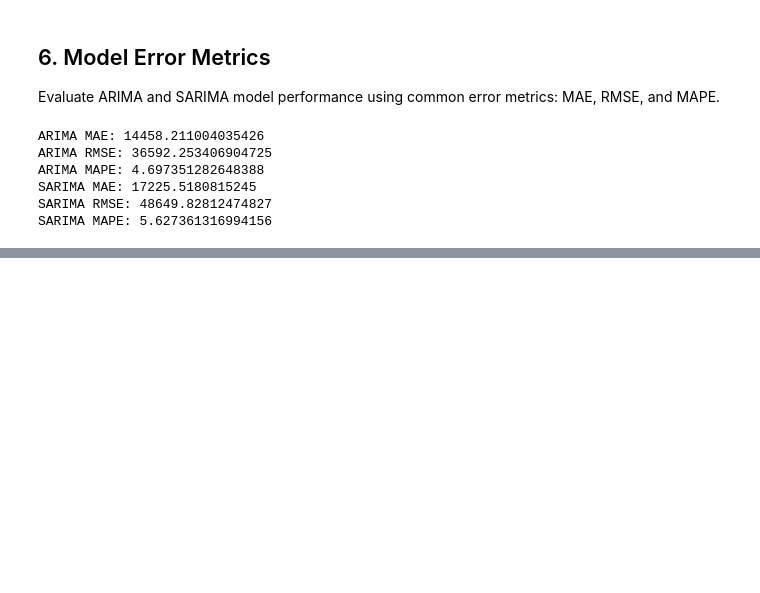
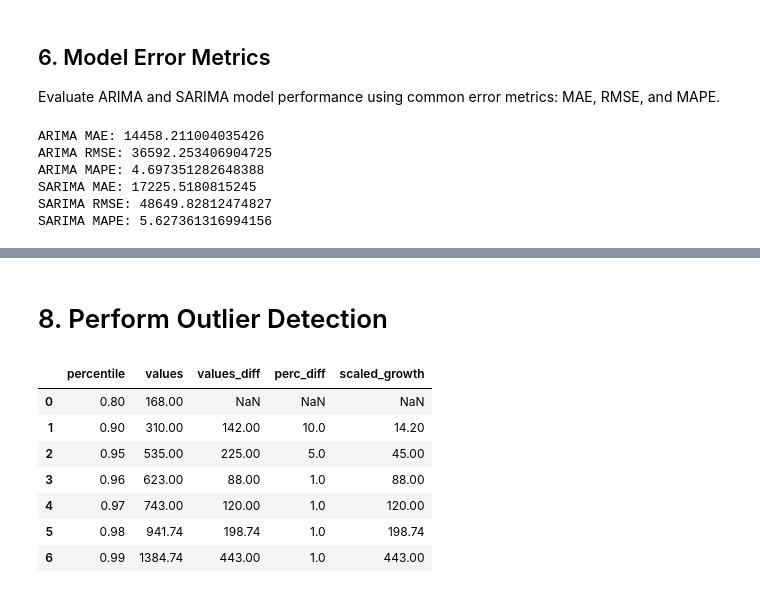
Before and after one commit to AnaPrec07/porygon-demand-forecasting, a Jupyter notebook: src/notebooks/eda_notebooks/target_evolution/total_sum_target_analysis.ipynb, the cells around one changed output, grey strips where cells are left out. Drawn from its saved outputs; the diff is of its cells as text; code cells hidden in the pictures; blank space fills up the shorter version.

```diff
--- a/src/notebooks/eda_notebooks/target_evolution/total_sum_target_analysis.ipynb
+++ b/src/notebooks/eda_notebooks/target_evolution/total_sum_target_analysis.ipynb
@@ -267,0 +293,25 @@ SARIMA MAPE: 5.627361316994156
+# %% [markdown]
+# 8. Perform Outlier Detection
+# %%
+values = []
+quants = [.80,  .90, .95, .96, .97, .98, .99]
+for q in quants:
+    values.append(df[target_name].quantile(q))
+
+df_outliers = pd.DataFrame(quants, columns=["percentile"])
+df_outliers["values"] = values
+
+df_outliers["values_diff"] = df_outliers["values"].diff()
+df_outliers["perc_diff"] = df_outliers["percentile"].diff()*100
+df_outliers["scaled_growth"] = df_outliers["values_diff"]/df_outliers["perc_diff"]
+
+display(df_outliers)
+# %% [output]
+|  | percentile | values | values_diff | perc_diff | scaled_growth |
+| 0 | 0.80 | 168.00 | NaN | NaN | NaN |
+| 1 | 0.90 | 310.00 | 142.00 | 10.0 | 14.20 |
+| 2 | 0.95 | 535.00 | 225.00 | 5.0 | 45.00 |
+| 3 | 0.96 | 623.00 | 88.00 | 1.0 | 88.00 |
+| 4 | 0.97 | 743.00 | 120.00 | 1.0 | 120.00 |
+| 5 | 0.98 | 941.74 | 198.74 | 1.0 | 198.74 |
+| 6 | 0.99 | 1384.74 | 443.00 | 1.0 | 443.00 |
```
Also changed, not shown: parts of 7 cells of this notebook, 2 other files.
